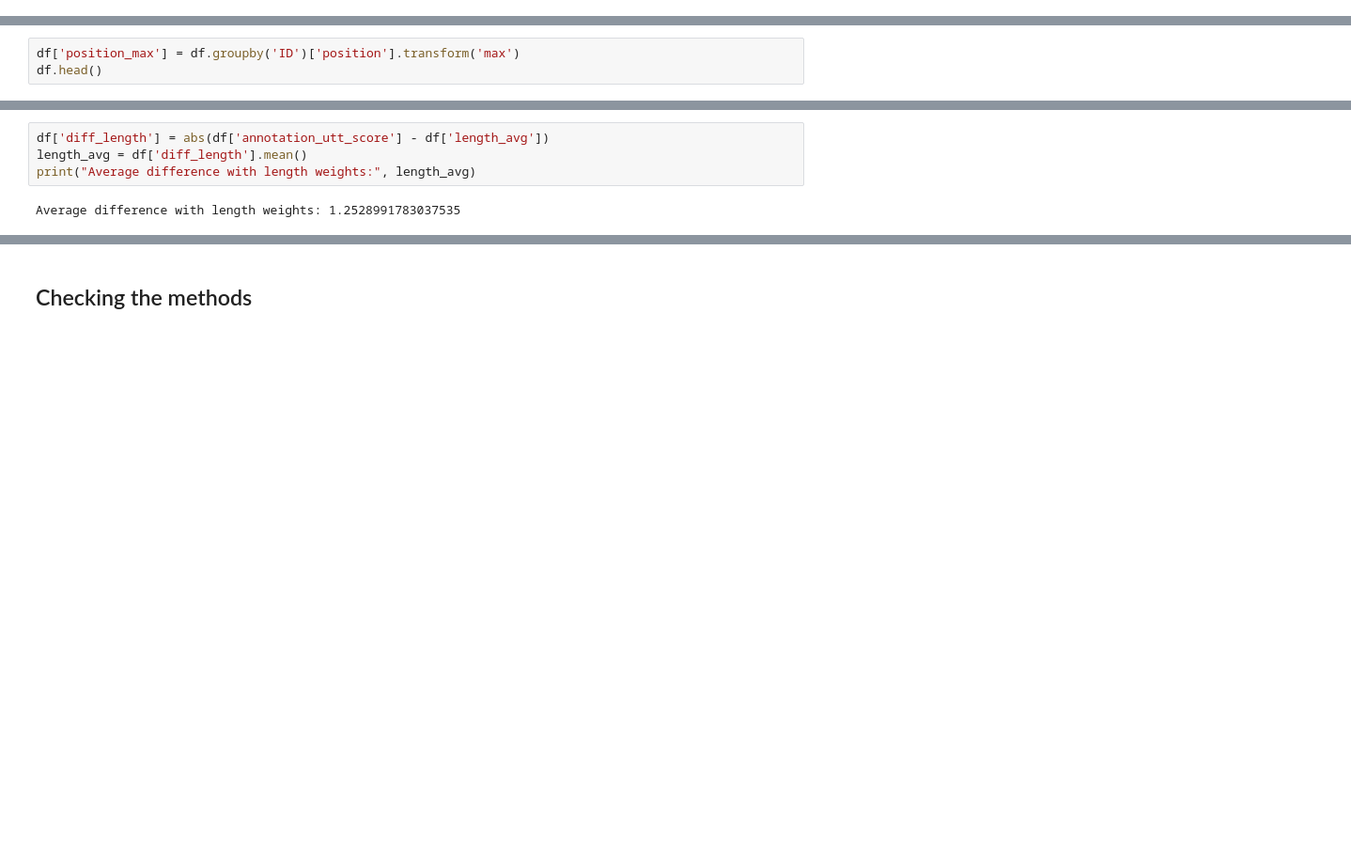
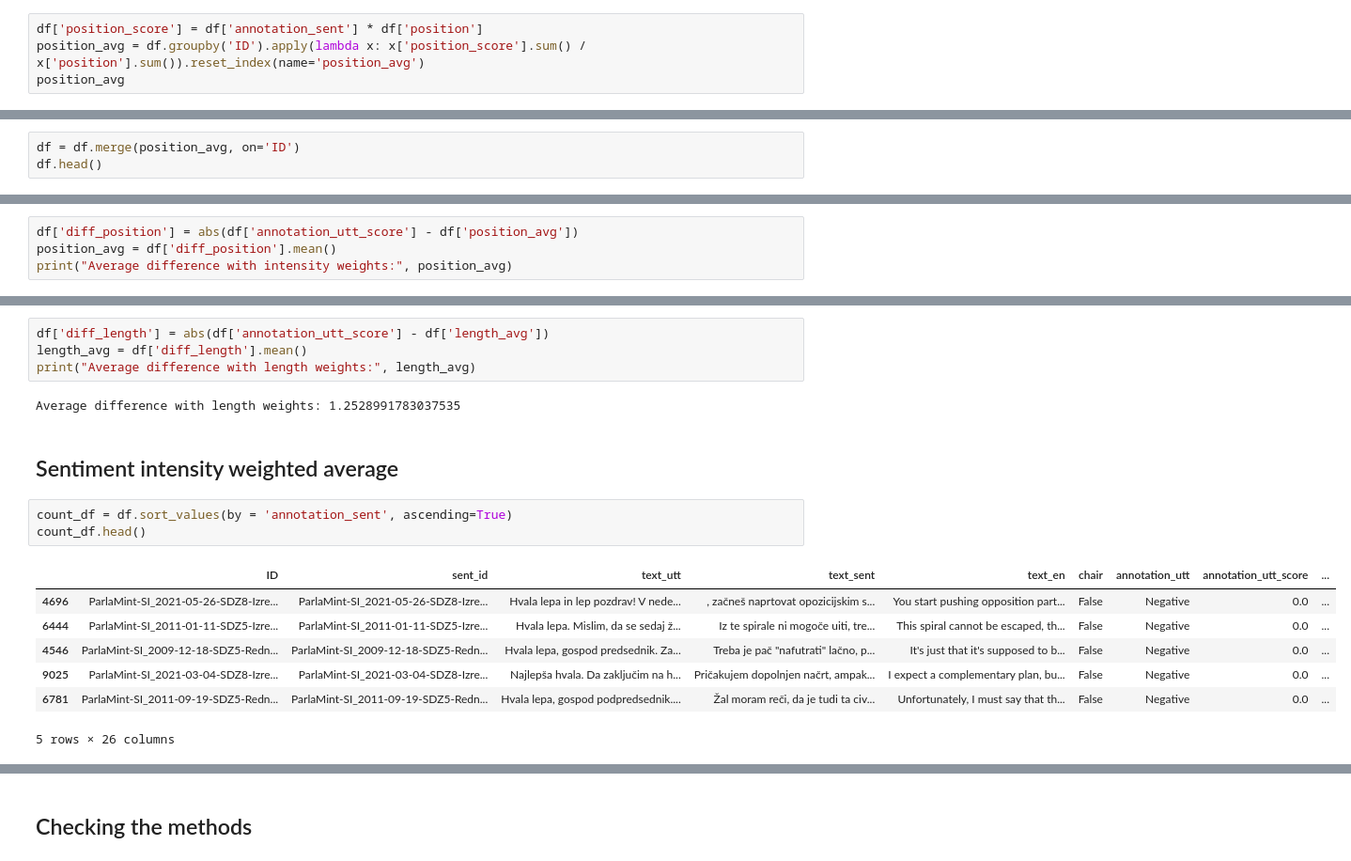
Before and after one commit to katjameden/ParlaMint_Sentiment, a Jupyter notebook: Aggregation/Notebooks/Aggregation_dev.ipynb, the cells around one changed output, grey strips where cells are left out. Shown at 94% size. Saved outputs shown, nothing was run; the diff lists cells and outputs as text; blank space fills up the shorter version.

```diff
--- a/Aggregation/Notebooks/Aggregation_dev.ipynb
+++ b/Aggregation/Notebooks/Aggregation_dev.ipynb
@@ -98,0 +104,4 @@ df.head(3)
+# %%
+df['position_score'] = df['annotation_sent'] * df['position']
+position_avg = df.groupby('ID').apply(lambda x: x['position_score'].sum() / x['position'].sum()).reset_index(name='position_avg')
+position_avg
@@ -99,5 +122,5 @@ df.head(3)
 # %%
-df['position_max'] = df.groupby('ID')['position'].transform('max')
+df = df.merge(position_avg, on='ID')
 df.head()
 # %% [output]
 |  | ID | sent_id | text_utt | text_sent | text_en | chair | annotation_utt | annotation_utt_score | ... |
@@ -110,0 +133,4 @@ df.head()
+# %%
+df['diff_position'] = abs(df['annotation_utt_score'] - df['position_avg'])
+position_avg = df['diff_position'].mean()
+print("Average difference with intensity weights:", position_avg)
@@ -137,3 +167,16 @@ length_avg = df['diff_length'].mean()
 print("Average difference with length weights:", length_avg)
 # %% [output]
 Average difference with length weights: 1.2528991783037535
+# %% [markdown]
+## Sentiment intensity weighted average
+# %%
+count_df = df.sort_values(by = 'annotation_sent', ascending=True)
+count_df.head()
+# %% [output]
+|  | ID | sent_id | text_utt | text_sent | text_en | chair | annotation_utt | annotation_utt_score | ... |
+| 4696 | ParlaMint-SI_2021-05-26-SDZ8-Izre... | ParlaMint-SI_2021-05-26-SDZ8-Izre... | Hvala lepa in lep pozdrav! V nede... | , začneš naprtovat opozicijskim s... | You start pushing opposition part... | False | Negative | 0.0 | ... |
+| 6444 | ParlaMint-SI_2011-01-11-SDZ5-Izre... | ParlaMint-SI_2011-01-11-SDZ5-Izre... | Hvala lepa. Mislim, da se sedaj ž... | Iz te spirale ni mogoče uiti, tre... | This spiral cannot be escaped, th... | False | Negative | 0.0 | ... |
+| 4546 | ParlaMint-SI_2009-12-18-SDZ5-Redn... | ParlaMint-SI_2009-12-18-SDZ5-Redn... | Hvala lepa, gospod predsednik. Za... | Treba je pač "nafutrati" lačno, p... | It's just that it's supposed to b... | False | Negative | 0.0 | ... |
+| 9025 | ParlaMint-SI_2021-03-04-SDZ8-Izre... | ParlaMint-SI_2021-03-04-SDZ8-Izre... | Najlepša hvala. Da zaključim na h... | Pričakujem dopolnjen načrt, ampak... | I expect a complementary plan, bu... | False | Negative | 0.0 | ... |
+| 6781 | ParlaMint-SI_2011-09-19-SDZ5-Redn... | ParlaMint-SI_2011-09-19-SDZ5-Redn... | Hvala lepa, gospod podpredsednik.... | Žal moram reči, da je tudi ta civ... | Unfortunately, I must say that th... | False | Negative | 0.0 | ... |
+5 rows × 26 columns
```
Also changed, not shown: parts of 16 cells of this notebook, 3 other files.
